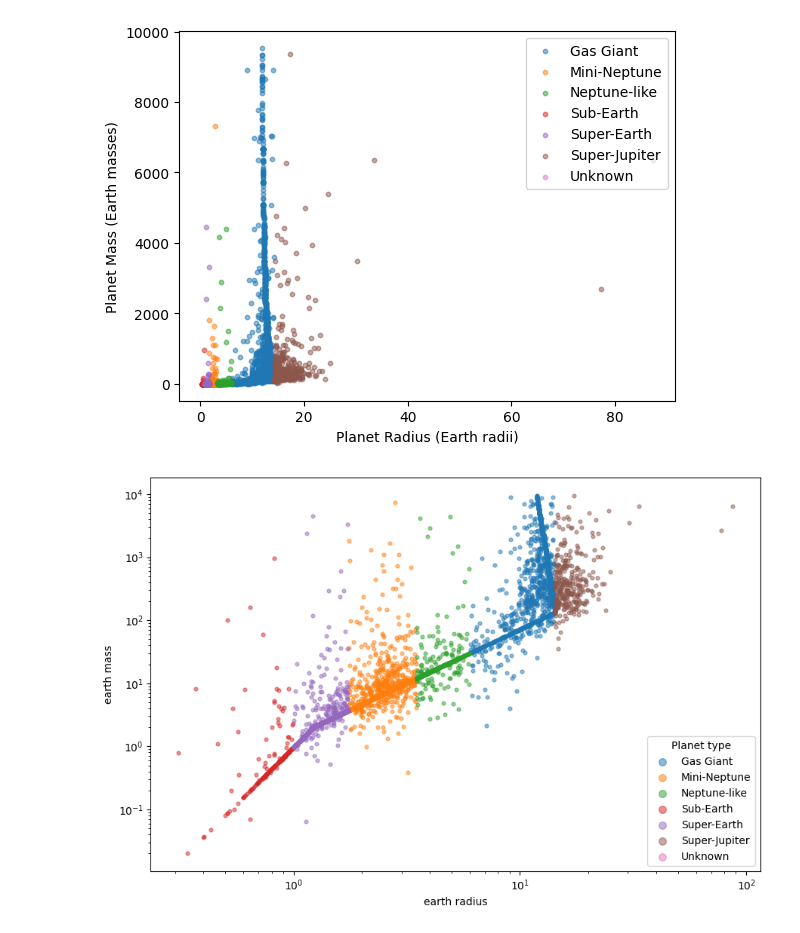
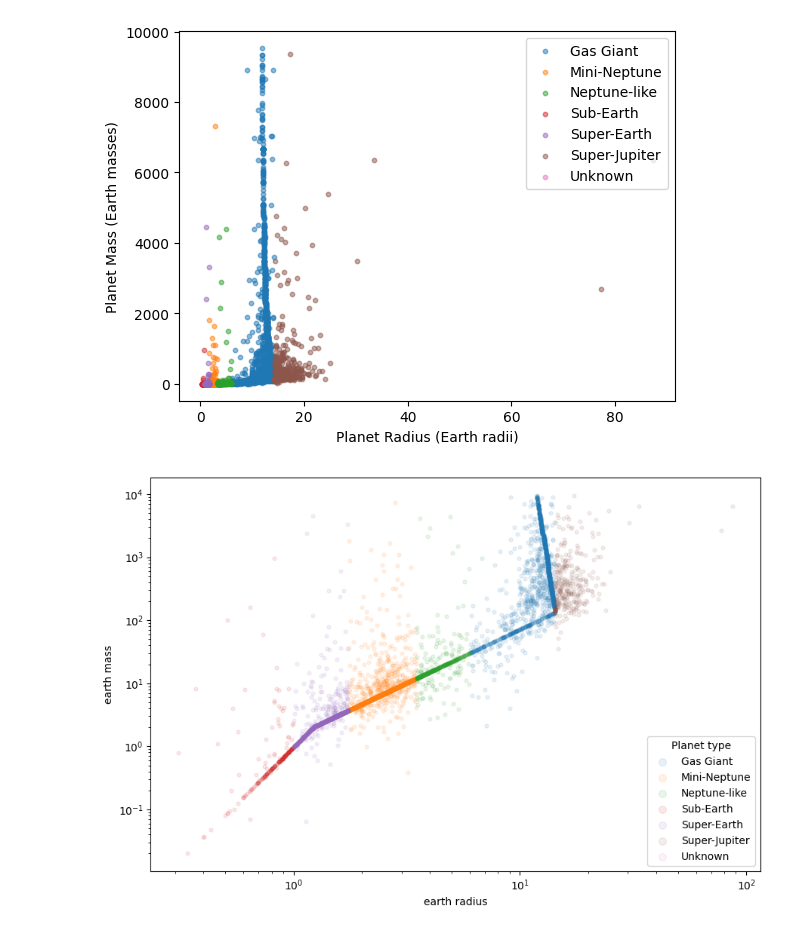
Before and after one commit to C00299231/DataScProject, a Jupyter notebook: Untitled.ipynb, the cells around one changed output. Drawn from its saved outputs; the diff is of its cells as text; code cells hidden in the pictures.

```diff
--- a/Untitled.ipynb
+++ b/Untitled.ipynb
@@ -86,21 +84,21 @@ plt.show()
 # %%
 fig, ax = plt.subplots(figsize=(9, 6))
 
 for planet_type, group in df.groupby("planet_type"):
     ax.scatter(
         group["planet_radius_earth"],
         group["planet_mass_earth"],
         label=planet_type,
         s=12,
-        alpha=0.5,
+        alpha=0.1,
     )
 
 ax.set_xscale("log")
 ax.set_yscale("log")
 ax.set_xlabel("earth radius")
 ax.set_ylabel("earth mass")
 ax.legend(title="Planet type", markerscale=2)
 plt.tight_layout()
 plt.show()
 # %% [output]
-[figure, old version]
+[figure, new version]
```
Also changed, not shown: parts of 1 cell of this notebook, 3 other files.
